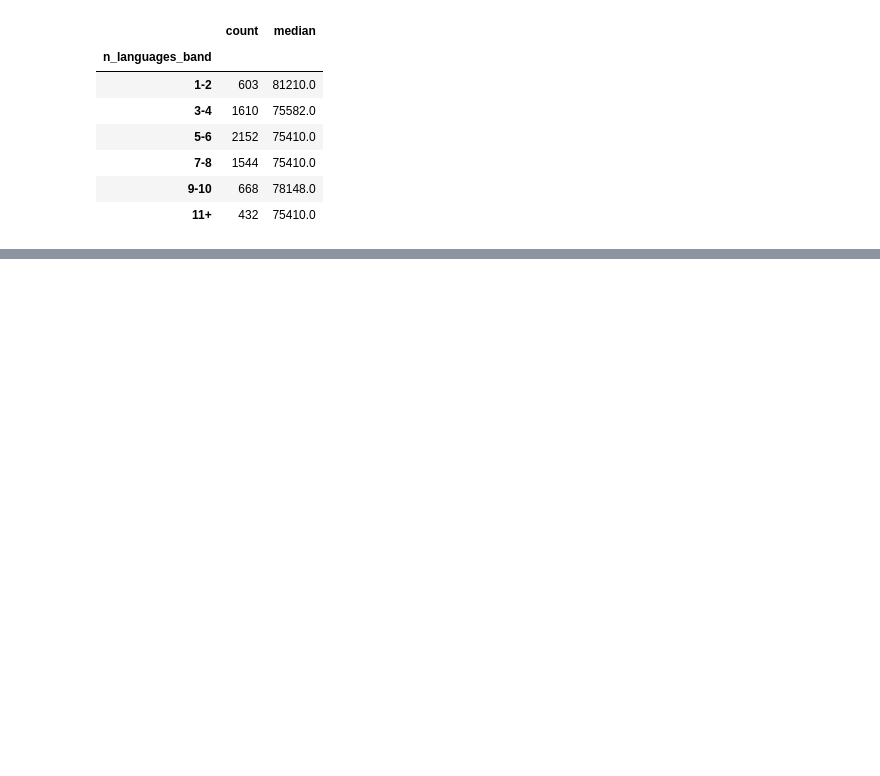
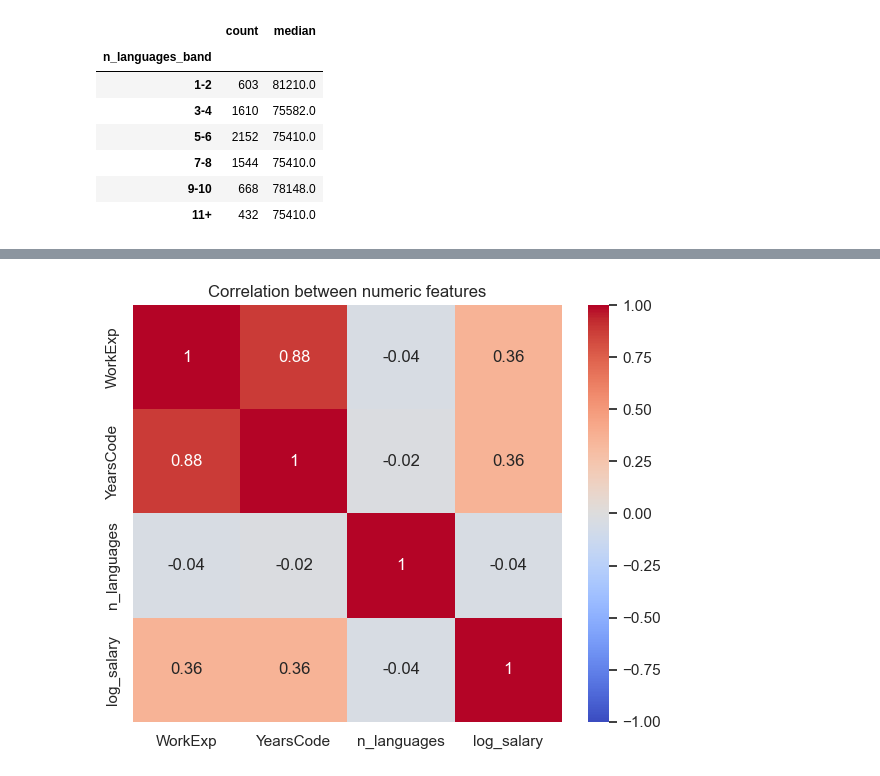
Before and after one commit to berkerild/developer-salary-prediction, a Jupyter notebook: notebooks/02_eda_statistics.ipynb, the cells around one changed output, grey strips where cells are left out. Cells and saved outputs as stored; diff of their text form; code cells hidden in the pictures; blank space fills up the shorter version.

Commit message:
Add analysis of relations between features

```diff
--- a/notebooks/02_eda_statistics.ipynb
+++ b/notebooks/02_eda_statistics.ipynb
@@ -616,0 +630,10 @@ Notes:
+# %%
+corr = df[["WorkExp", "YearsCode", "n_languages", "log_salary"]].corr().round(2)
+
+fig, ax = plt.subplots(figsize=(6, 5))
+sns.heatmap(corr, annot=True, cmap="coolwarm", vmin=-1, vmax=1, ax=ax)
+ax.set_title("Correlation between numeric features")
+plt.tight_layout()
+plt.show()
+# %% [output]
+[figure, added]
```
Also changed, not shown: parts of 17 cells of this notebook.
